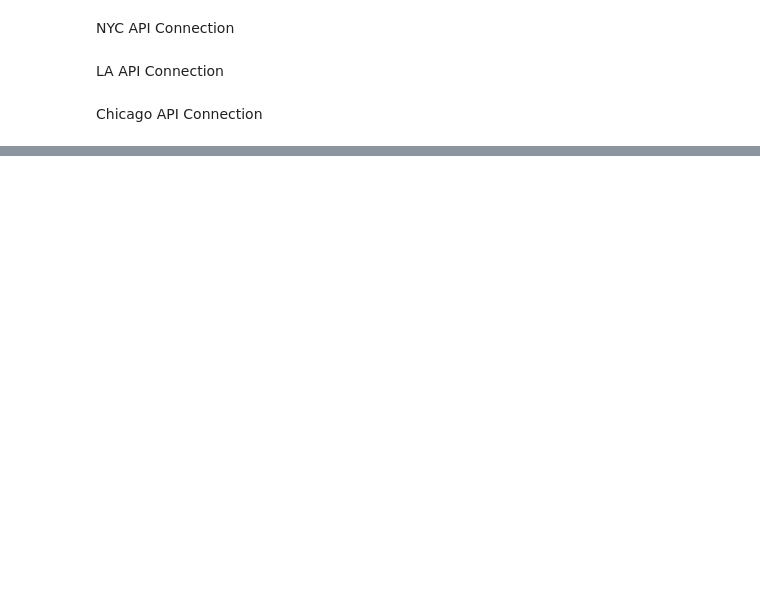
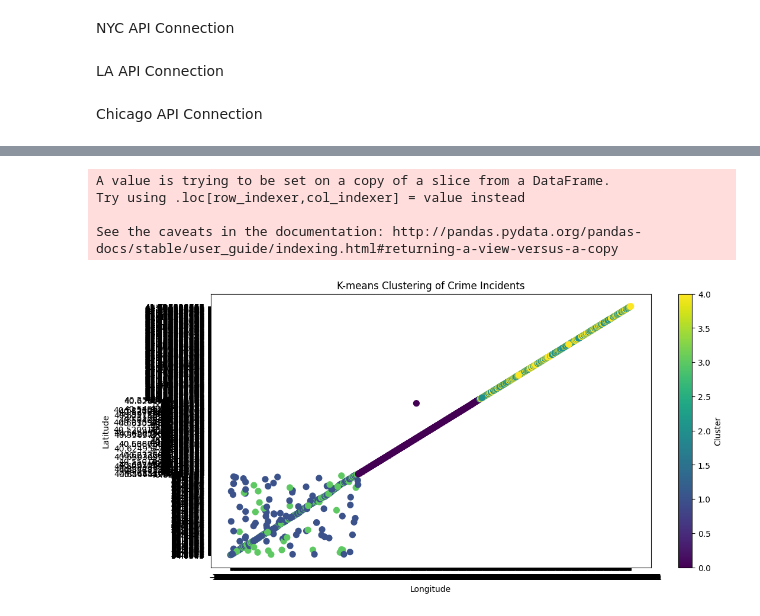
Before and after one commit to aya-rodgers97/Crime-Project-Tools-1, a Jupyter notebook: project.ipynb, the cells around one changed output, grey strips where cells are left out. Saved outputs shown, nothing was run; the diff lists cells and outputs as text; code cells hidden in the pictures; blank space fills up the shorter version.

```diff
--- a/project.ipynb
+++ b/project.ipynb
@@ -133,0 +126,49 @@ print(len(combined_df))
+# %%
+import folium
+# Drop rows with NaN values in latitude or longitude columns
+cleaned_df = combined_df.dropna(subset=['Latitude', 'Longitude'])
+
+# Create a base map centered at the mean latitude and longitude
+# crime_map = folium.Map(location=[cleaned_df['Latitude'].mean(), cleaned_df['Longitude'].mean()], zoom_start=10)
+
+# # Add markers for each crime incident
+# for index, row in cleaned_df.iterrows():
+#     folium.Marker([row['Latitude'], row['Longitude']], popup=row['description']).add_to(crime_map)
+
+# # Display the map
+# crime_map.save('crime_map.html')
+
+import pandas as pd
+import numpy as np
+import matplotlib.pyplot as plt
+from sklearn.cluster import KMeans, DBSCAN
+from sklearn.preprocessing import StandardScaler
+
+
+# Extract latitude and longitude columns
+coordinates = cleaned_df[['Latitude', 'Longitude']]
+
+# Standardize the data
+scaler = StandardScaler()
+coordinates_scaled = scaler.fit_transform(coordinates)
+
+# Apply K-means clustering
+kmeans = KMeans(n_clusters=5, random_state=42)
+kmeans.fit(coordinates_scaled)
+cleaned_df['kmeans_cluster'] = kmeans.labels_
+
+
+# Visualize K-means clusters
+plt.figure(figsize=(12, 6))
+plt.scatter(cleaned_df['Longitude'], cleaned_df['Latitude'], c=cleaned_df['kmeans_cluster'], cmap='viridis', s=50)
+plt.title('K-means Clustering of Crime Incidents')
+plt.xlabel('Longitude')
+plt.ylabel('Latitude')
+plt.colorbar(label='Cluster')
+plt.show()
+# %% [output]
+A value is trying to be set on a copy of a slice from a DataFrame.
+Try using .loc[row_indexer,col_indexer] = value instead
+
+See the caveats in the documentation: http://pandas.pydata.org/pandas-docs/stable/user_guide/indexing.html#returning-a-view-versus-a-copy
+[figure, added]
```
Also changed, not shown: parts of 6 cells of this notebook.
